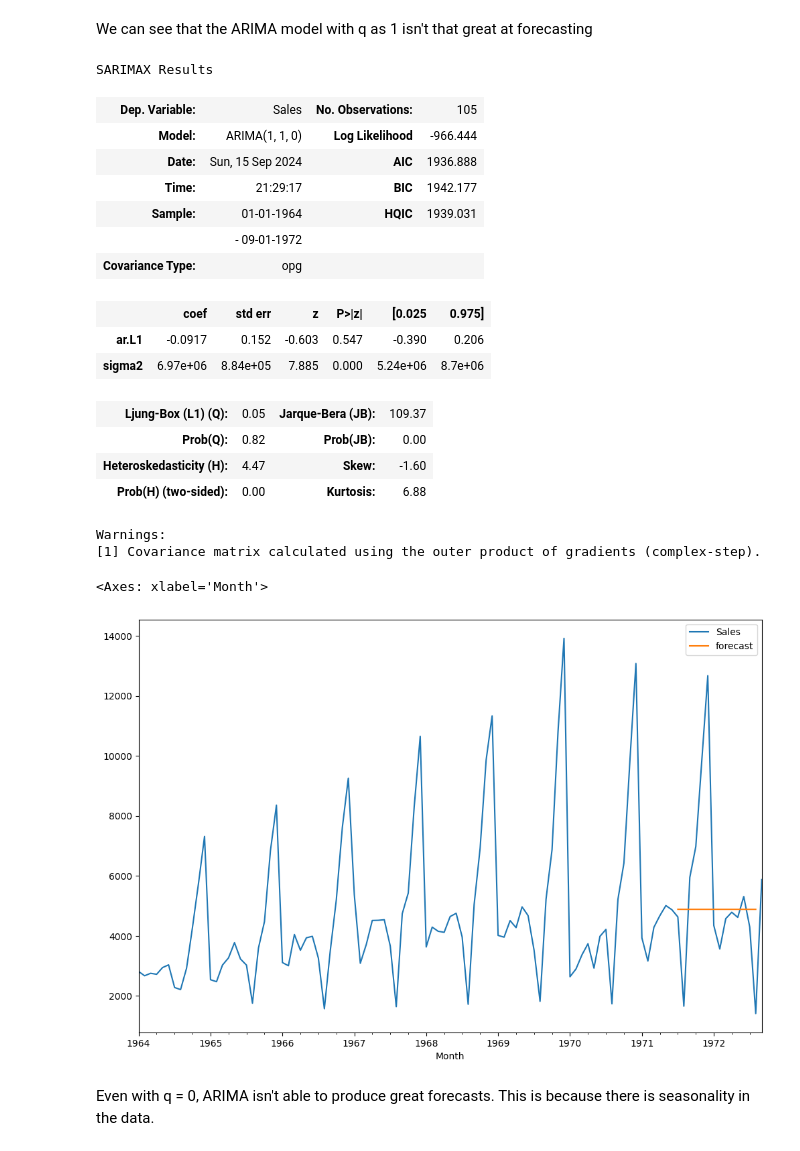
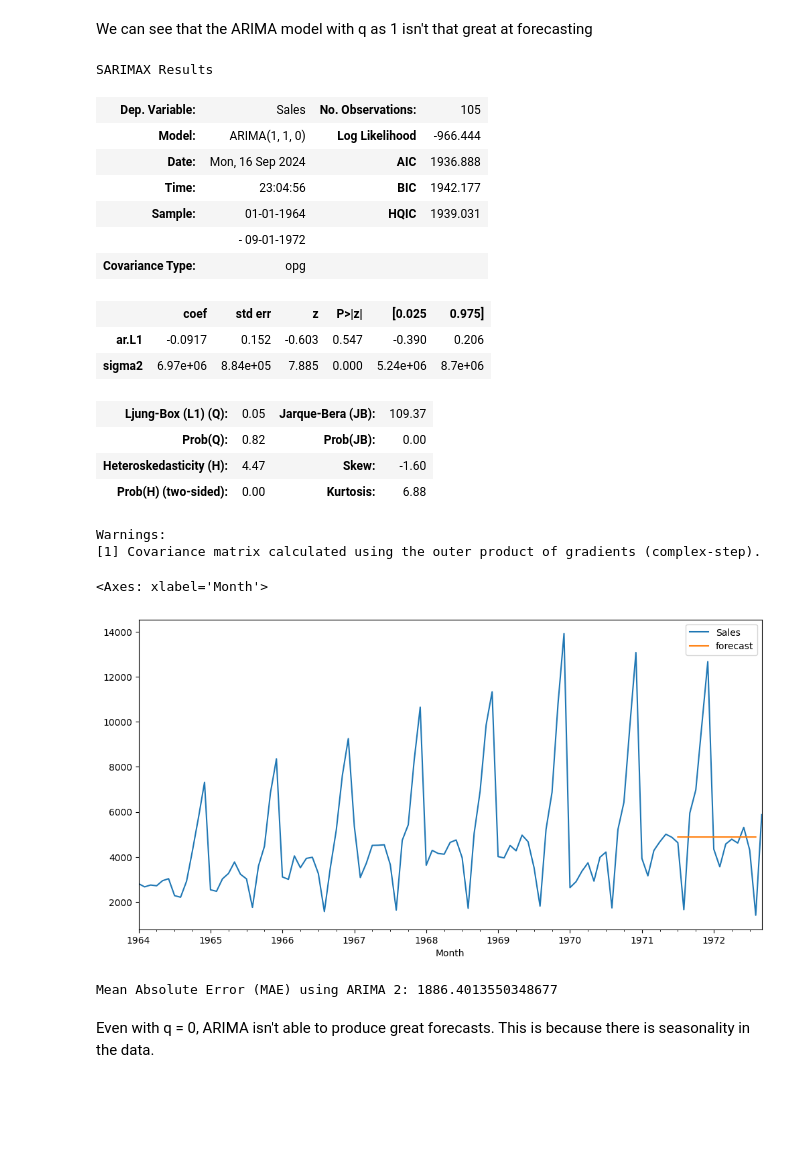
Before and after one commit to anushakal/Champagne_Sales_Forecasting, a Jupyter notebook: Forecasting_Sales.ipynb, the cells around one changed output. Drawn from its saved outputs; the diff is of its cells as text; code cells hidden in the pictures; blank space fills up the shorter version.

```diff
--- a/Forecasting_Sales.ipynb
+++ b/Forecasting_Sales.ipynb
@@ -223,6 +224,6 @@ fig = sm.graphics.tsa.plot_pacf(champagnes_cleaned['12 Seasonal Diff'].iloc[13:]
 # %% [markdown]
 Deciding on p=1, d=1, q=0 or 1 and fitting an ARIMA model on the data
 # %%
-model=ARIMA(champagnes_cleaned['Sales'],order=(1,1,1))
-model_fit=model.fit()
+arima_model = ARIMA(champagnes_cleaned['Sales'],order=(1,1,1))
+arima_model_fit = arima_model.fit()
 # %%
@@ -247,7 +248,7 @@ SARIMAX Results
 Warnings:
 [1] Covariance matrix calculated using the outer product of gradients (complex-step).
 # %%
-champagnes_cleaned['forecast']=model_fit.predict(start=90,end=103,dynamic=True)
-champagnes_cleaned[['Sales','forecast']].plot(figsize=(12,8))
+champagnes_cleaned['forecast'] = arima_model_fit.predict(start=90,end=103,dynamic=True)
+champagnes_cleaned[['Sales','forecast']].plot(figsize=(12,6))
 # %% [output]
 <Axes: xlabel='Month'>
@@ -256,16 +269,16 @@ champagnes_cleaned[['Sales','forecast']].plot(figsize=(12,8))
 We can see that the ARIMA model with q as 1 isn't that great at forecasting
 # %%
 # Trying an ARIMA model with q = 0
-model=ARIMA(champagnes_cleaned['Sales'],order=(1,1,0))
-model_fit=model.fit()
+arima_model_2 = ARIMA(champagnes_cleaned['Sales'],order=(1,1,0))
+arima_model_2_fit = arima_model_2.fit()
 # %%
-model_fit.summary()
+arima_model_2_fit.summary()
 # %% [output]
 SARIMAX Results
 | Dep. Variable: | Sales | No. Observations: | 105 |
 | Model: | ARIMA(1, 1, 0) | Log Likelihood | -966.444 |
-| Date: | Sun, 15 Sep 2024 | AIC | 1936.888 |
-| Time: | 21:29:17 | BIC | 1942.177 |
+| Date: | Mon, 16 Sep 2024 | AIC | 1936.888 |
+| Time: | 23:04:56 | BIC | 1942.177 |
 | Sample: | 01-01-1964 | HQIC | 1939.031 |
 |  | - 09-01-1972 |  |  |
 | Covariance Type: | opg |  |  |
@@ -279,11 +292,23 @@ SARIMAX Results
 Warnings:
 [1] Covariance matrix calculated using the outer product of gradients (complex-step).
 # %%
-champagnes_cleaned['forecast']=model_fit.predict(start=90,end=103,dynamic=True)
-champagnes_cleaned[['Sales','forecast']].plot(figsize=(12,8))
+champagnes_cleaned['forecast'] = arima_model_2_fit.predict(start=90,end=103,dynamic=True)
+champagnes_cleaned[['Sales','forecast']].plot(figsize=(12,6))
 # %% [output]
 <Axes: xlabel='Month'>
-[figure, old version]
+[figure, new version]
+# %%
+# Get the actual values and the forecasted values for the test period
+actual = champagnes_cleaned['Sales'][90:104]  # Using the same range as forecast
+forecast = champagnes_cleaned['forecast'][90:104]
+
+# Calculate MAE
+mae = mean_absolute_error(actual, forecast)
+
+# Print the result
+print(f'Mean Absolute Error (MAE) using ARIMA 2: {mae}')
+# %% [output]
+Mean Absolute Error (MAE) using ARIMA 2: 1886.4013550348677
 # %% [markdown]
 Even with q = 0, ARIMA isn't able to produce great forecasts. This is because there is seasonality in the data.
 # %% [markdown]
```
Also changed, not shown: parts of 7 cells of this notebook.
